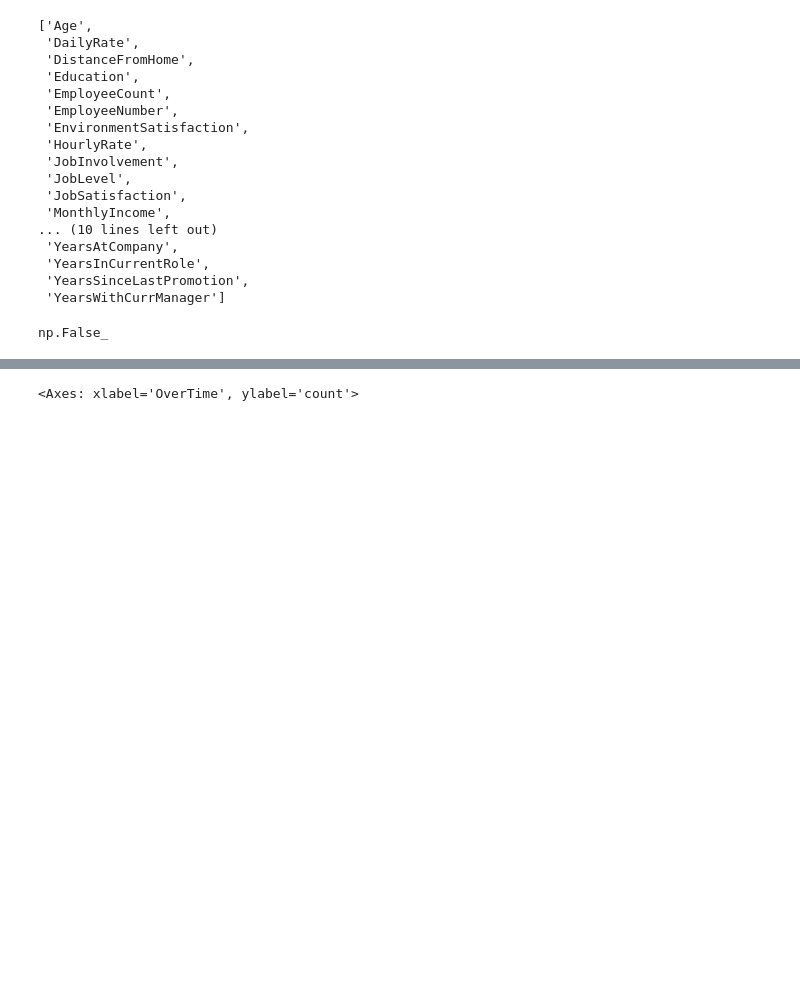
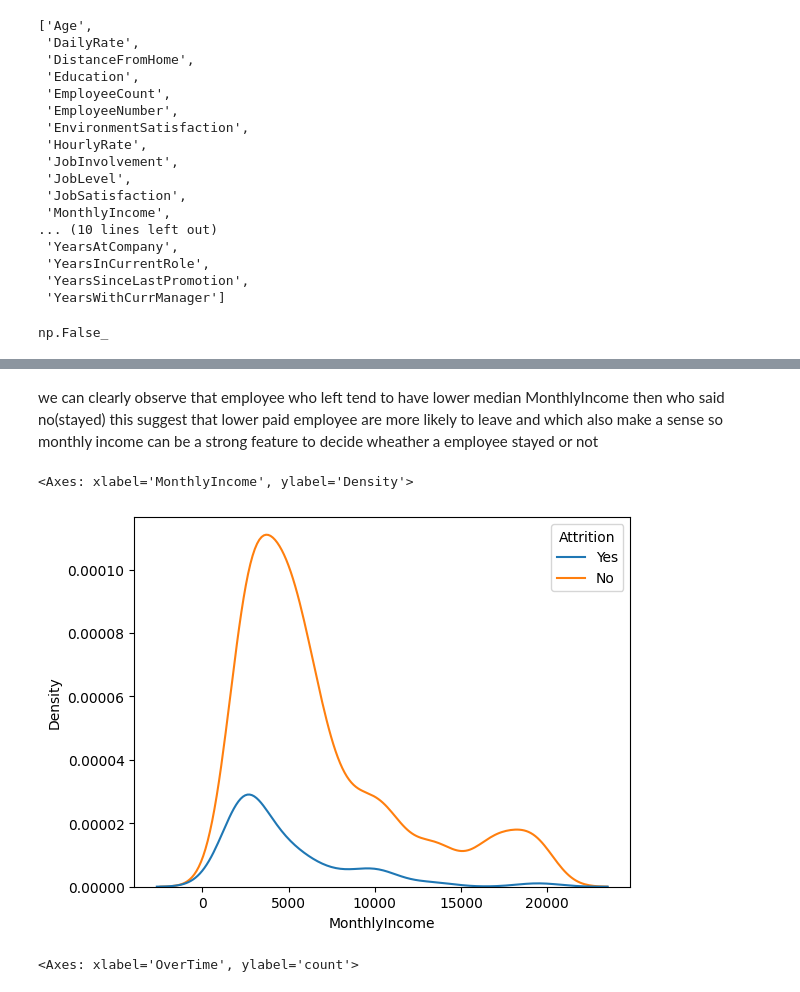
Before and after one commit to Nikesh5005/ML_PROJ, a Jupyter notebook: decision_tree.ipynb, the cells around one changed output, grey strips where cells are left out. Drawn from its saved outputs; the diff is of its cells as text; code cells hidden in the pictures; blank space fills up the shorter version.

```diff
--- a/decision_tree.ipynb
+++ b/decision_tree.ipynb
@@ -127,3 +88,11 @@ num_col
+# %% [markdown]
+we can clearly observe that employee who left  tend to have lower median MonthlyIncome then who said no(stayed)
+this suggest that lower paid employee are more likely to leave and which also make a sense so monthly income can be a strong feature to decide wheather a employee stayed or not
+# %%
+sns.kdeplot(data=df, x='MonthlyIncome',hue='Attrition')
+# %% [output]
+<Axes: xlabel='MonthlyIncome', ylabel='Density'>
+[figure, added]
 # %%
 sns.countplot(data=df, x='OverTime', hue='Attrition')
 # %% [output]
```
Also changed, not shown: parts of 10 cells of this notebook.
